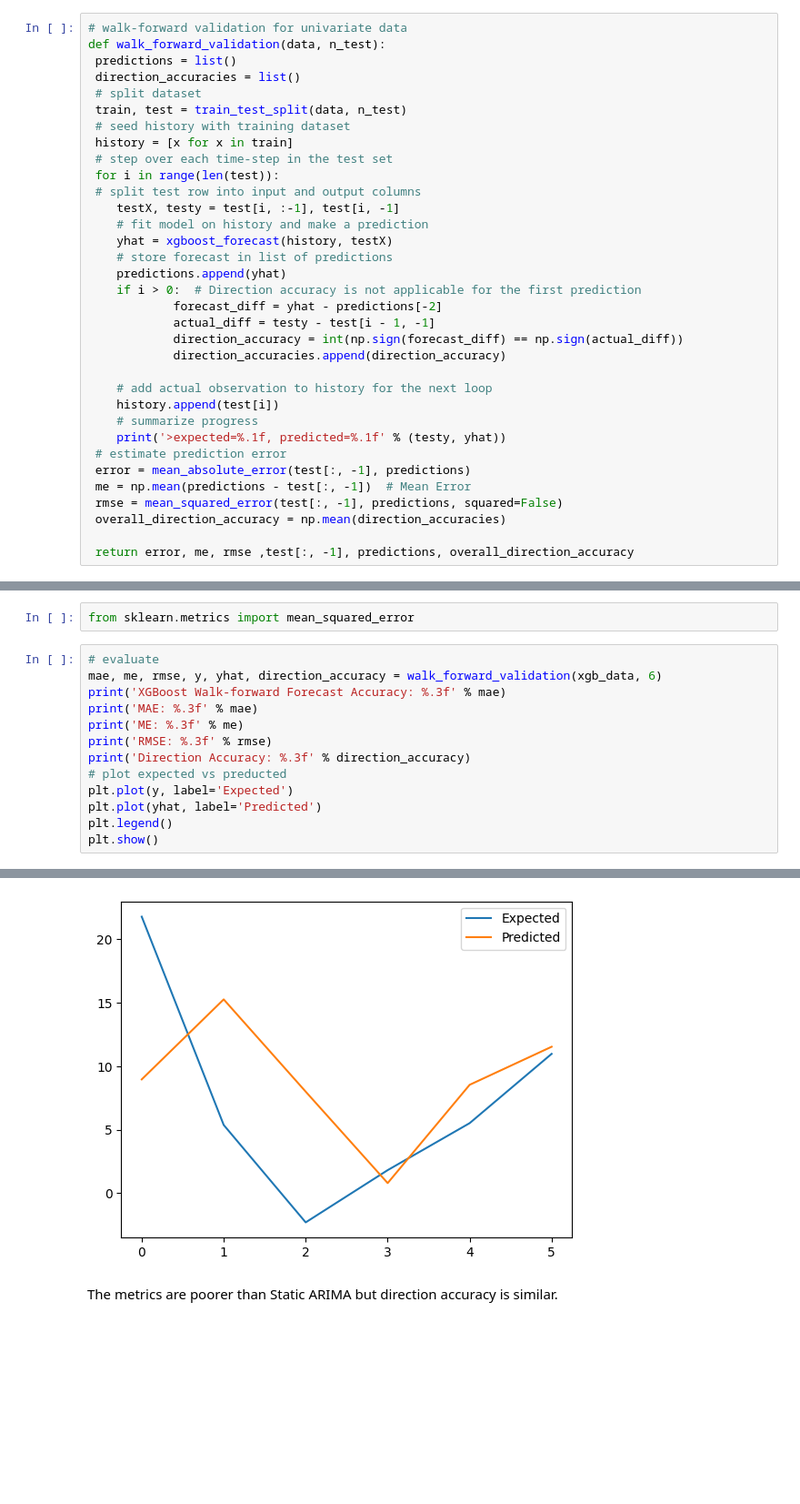
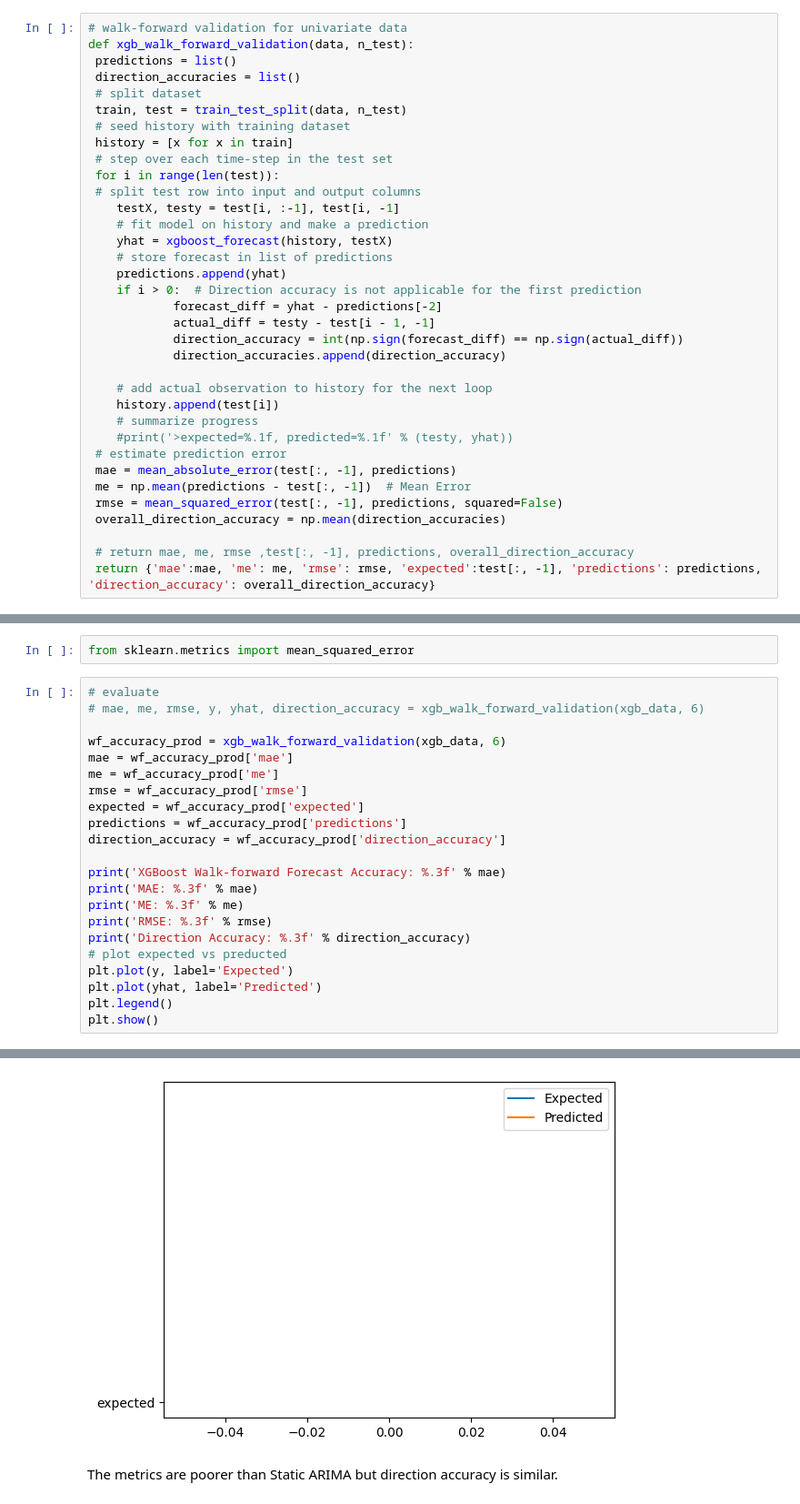
Before and after one commit to surajkarak/thesis, a Jupyter notebook: 4_XGBoost.ipynb, the cells around one changed output, grey strips where cells are left out. Shown: that part at 91% size. Cells and saved outputs as stored; diff of their text form; blank space fills up the shorter version.

```diff
--- a/4_XGBoost.ipynb
+++ b/4_XGBoost.ipynb
@@ -103,7 +103,7 @@ def xgboost_forecast(train, testX):
 Retraining model on updated training data, appended at every step to add the new value from test set.
 # %%
 # walk-forward validation for univariate data
-def walk_forward_validation(data, n_test):
+def xgb_walk_forward_validation(data, n_test):
  predictions = list()
  direction_accuracies = list()
  # split dataset
@@ -127,14 +127,15 @@ def walk_forward_validation(data, n_test):
     # add actual observation to history for the next loop
     history.append(test[i])
     # summarize progress
-    print('>expected=%.1f, predicted=%.1f' % (testy, yhat))
+    #print('>expected=%.1f, predicted=%.1f' % (testy, yhat))
  # estimate prediction error
- error = mean_absolute_error(test[:, -1], predictions)
+ mae = mean_absolute_error(test[:, -1], predictions)
  me = np.mean(predictions - test[:, -1])  # Mean Error
  rmse = mean_squared_error(test[:, -1], predictions, squared=False)
  overall_direction_accuracy = np.mean(direction_accuracies)
 
- return error, me, rmse ,test[:, -1], predictions, overall_direction_accuracy
+ # return mae, me, rmse ,test[:, -1], predictions, overall_direction_accuracy
+ return {'mae':mae, 'me': me, 'rmse': rmse, 'expected':test[:, -1], 'predictions': predictions, 'direction_accuracy': overall_direction_accuracy}
 # %%
 X = TS1_A1A2["wPreis"].values.reshape(-1, 1)
 # %%
@@ -144,7 +145,16 @@ xgb_data = series_to_supervised(X, n_in=4)
 from sklearn.metrics import mean_squared_error
 # %%
 # evaluate
-mae, me, rmse, y, yhat, direction_accuracy = walk_forward_validation(xgb_data, 6)
+# mae, me, rmse, y, yhat, direction_accuracy = xgb_walk_forward_validation(xgb_data, 6)
+
+wf_accuracy_prod = xgb_walk_forward_validation(xgb_data, 6)
+mae = wf_accuracy_prod['mae']
+me = wf_accuracy_prod['me']
+rmse = wf_accuracy_prod['rmse']
+expected = wf_accuracy_prod['expected']
+predictions = wf_accuracy_prod['predictions']
+direction_accuracy = wf_accuracy_prod['direction_accuracy']
+
 print('XGBoost Walk-forward Forecast Accuracy: %.3f' % mae)
 print('MAE: %.3f' % mae)
 print('ME: %.3f' % me)
@@ -165,9 +169,9 @@ plt.show()
 XGBoost Walk-forward Forecast Accuracy: 6.265
 MAE: 6.265
 ME: 1.654
 RMSE: 7.941
 Direction Accuracy: 0.600
-[figure, old version]
+[figure, new version]
 # %% [markdown]
 The metrics are poorer than Static ARIMA but direction accuracy is similar.
 # %%
```
Also changed, not shown: parts of 11 cells of this notebook, 1 other file.
